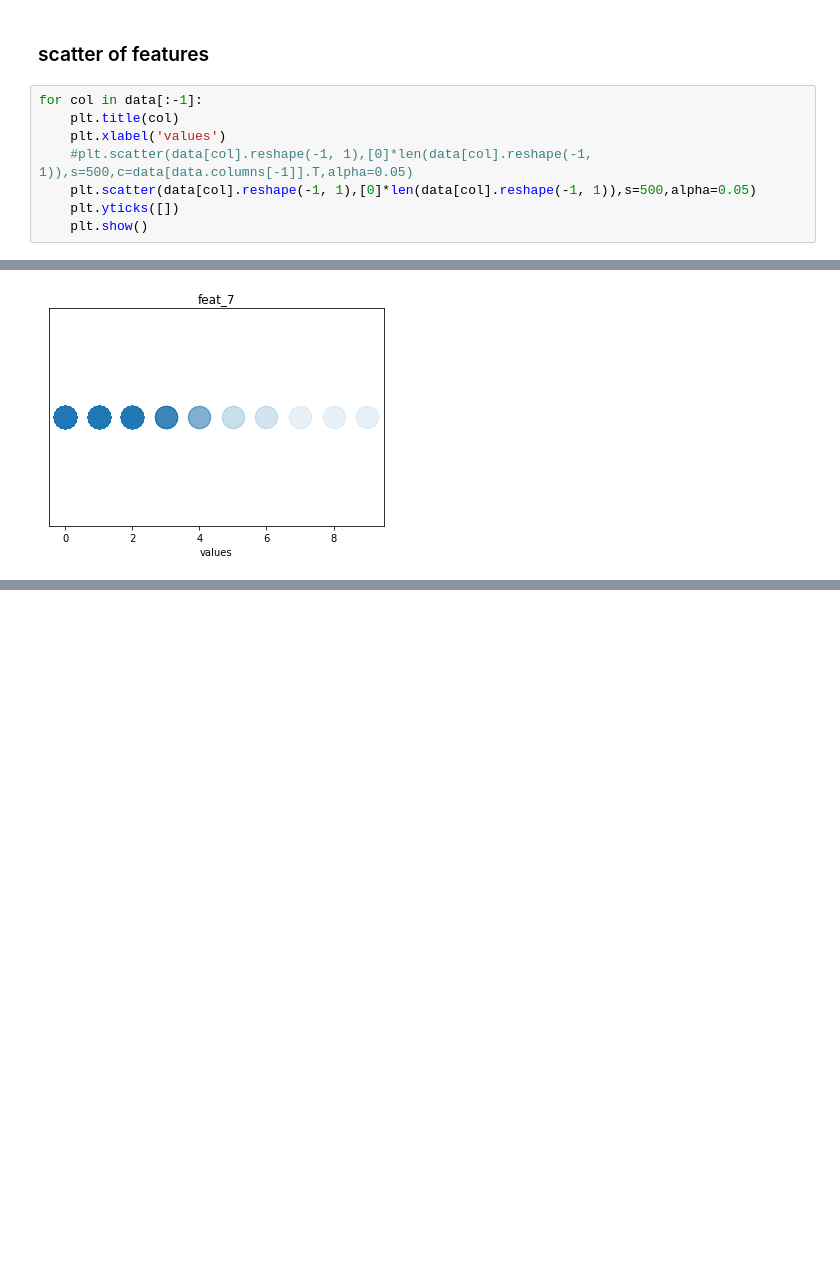
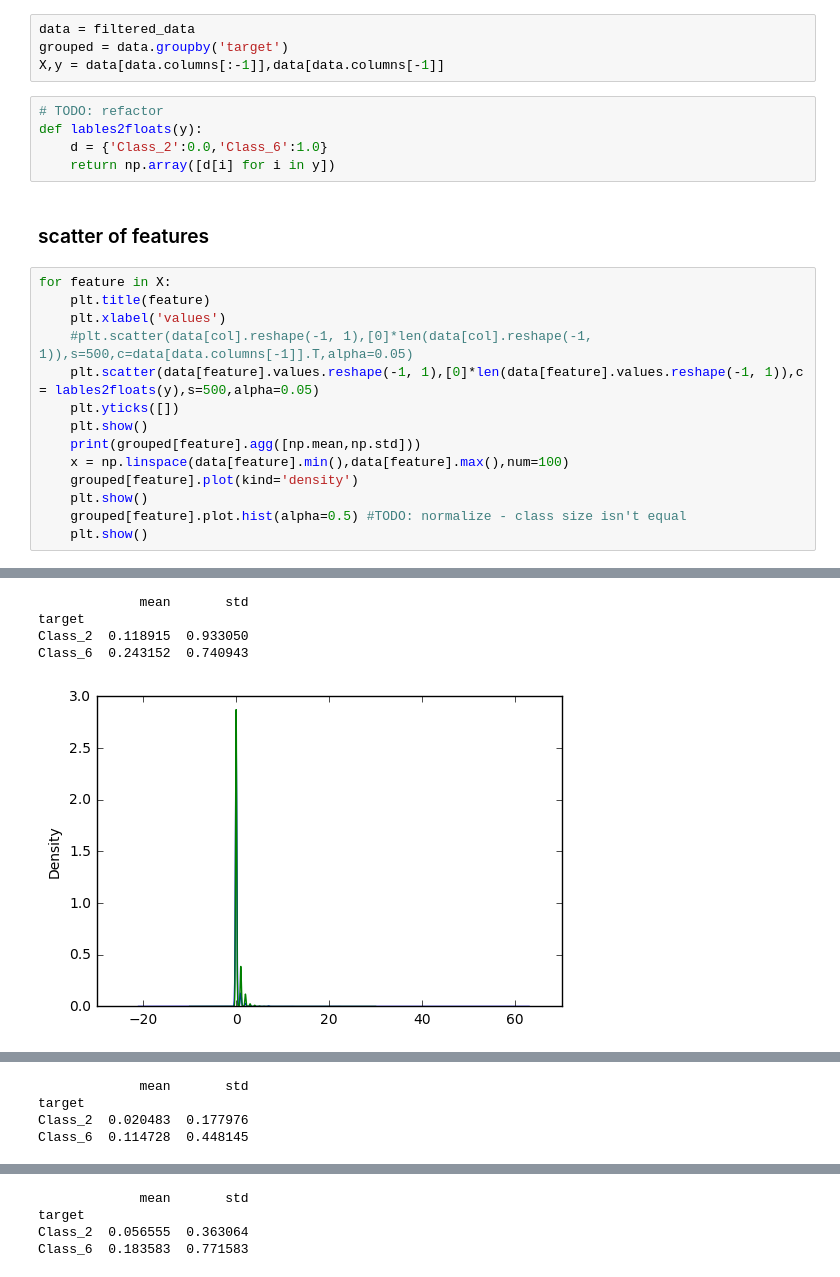
Before and after one commit to eeddaann/data-mining-project, a Jupyter notebook: Untitled.ipynb, the cells around one changed output, grey strips where cells are left out. Saved outputs shown, nothing was run; the diff lists cells and outputs as text; blank space fills up the shorter version.

Commit message:
Improve data visualization: add scatter plot and distribution Add Naïve Bayes Classifier

```diff
--- a/Untitled.ipynb
+++ b/Untitled.ipynb
@@ -70,11 +49,26 @@ data
+# %%
+data = filtered_data
+grouped = data.groupby('target')
+X,y = data[data.columns[:-1]],data[data.columns[-1]]
+# %%
+# TODO: refactor
+def lables2floats(y):
+    d = {'Class_2':0.0,'Class_6':1.0}
+    return np.array([d[i] for i in y])
 # %% [markdown]
 ### scatter of features
 # %%
-for col in data[:-1]:
-    plt.title(col)
+for feature in X:
+    plt.title(feature)
     plt.xlabel('values')
     #plt.scatter(data[col].reshape(-1, 1),[0]*len(data[col].reshape(-1, 1)),s=500,c=data[data.columns[-1]].T,alpha=0.05)
-    plt.scatter(data[col].reshape(-1, 1),[0]*len(data[col].reshape(-1, 1)),s=500,alpha=0.05)
+    plt.scatter(data[feature].values.reshape(-1, 1),[0]*len(data[feature].values.reshape(-1, 1)),c = lables2floats(y),s=500,alpha=0.05)
     plt.yticks([])
     plt.show()
+    print(grouped[feature].agg([np.mean,np.std]))
+    x = np.linspace(data[feature].min(),data[feature].max(),num=100)
+    grouped[feature].plot(kind='density')
+    plt.show()
+    grouped[feature].plot.hist(alpha=0.5) #TODO: normalize - class size isn't equal
+    plt.show()
 # %% [output]
@@ -82 +76,5 @@ for col in data[:-1]:
+             mean       std
+target
+Class_2  0.118915  0.933050
+Class_6  0.243152  0.740943
-[figure, old version]
+[figure, new version]
@@ -84,0 +83,4 @@ for col in data[:-1]:
+             mean       std
+target
+Class_2  0.020483  0.177976
+Class_6  0.114728  0.448145
@@ -87,0 +90,4 @@ for col in data[:-1]:
+             mean       std
+target
+Class_2  0.056555  0.363064
+Class_6  0.183583  0.771583
```
Also changed, not shown: parts of 8 cells of this notebook.
